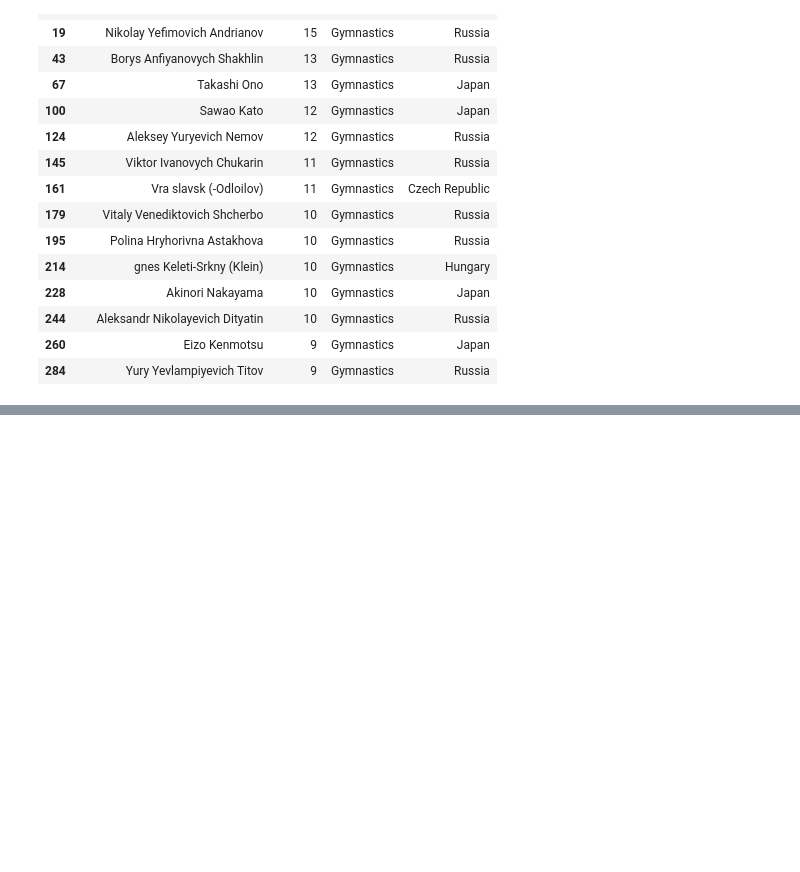
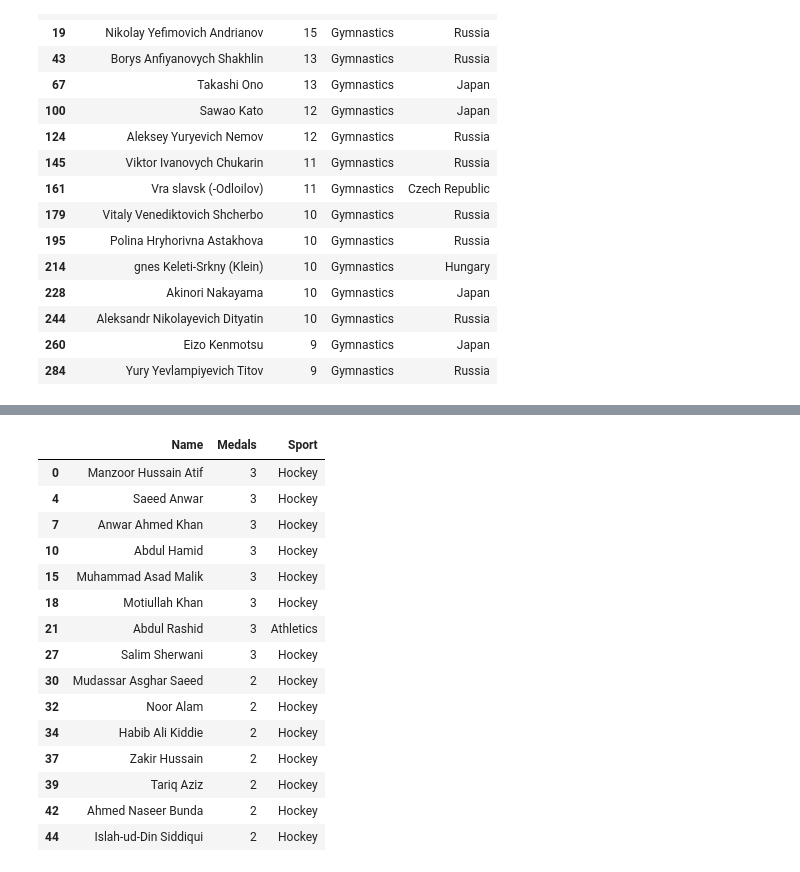
Before and after one commit to Anus-Ali-Khan/Olympics-Data-Analysis, a Jupyter notebook: Olympics-analysis.ipynb, the cells around one changed output, grey strips where cells are left out. Cells and saved outputs as stored; diff of their text form; code cells hidden in the pictures; blank space fills up the shorter version.

```diff
--- a/Olympics-analysis.ipynb
+++ b/Olympics-analysis.ipynb
@@ -99,0 +142,29 @@ most_successful(df,'Gymnastics')
+# %%
+def most_successful(df,country):
+    temp_df = df.dropna(subset=['Medal'])
+
+
+    temp_df = temp_df[temp_df['region'] == country]
+
+    x= temp_df['Name'].value_counts().reset_index().head(15).merge(df,left_on='Name',right_on='Name',how='left')[['Name','count','Sport']].drop_duplicates('Name')
+    x.rename(columns={'count':'Medals'},inplace=True)
+    return x
+# %%
+most_successful(df,'Pakistan')
+# %% [output]
+|  | Name | Medals | Sport |
+| 0 | Manzoor Hussain Atif | 3 | Hockey |
+| 4 | Saeed Anwar | 3 | Hockey |
+| 7 | Anwar Ahmed Khan | 3 | Hockey |
+| 10 | Abdul Hamid | 3 | Hockey |
+| 15 | Muhammad Asad Malik | 3 | Hockey |
+| 18 | Motiullah Khan | 3 | Hockey |
+| 21 | Abdul Rashid | 3 | Athletics |
+| 27 | Salim Sherwani | 3 | Hockey |
+| 30 | Mudassar Asghar Saeed | 2 | Hockey |
+| 32 | Noor Alam | 2 | Hockey |
+| 34 | Habib Ali Kiddie | 2 | Hockey |
+| 37 | Zakir Hussain | 2 | Hockey |
+| 39 | Tariq Aziz | 2 | Hockey |
+| 42 | Ahmed Naseer Bunda | 2 | Hockey |
+| 44 | Islah-ud-Din Siddiqui | 2 | Hockey |
```
Also changed, not shown: parts of 5 cells of this notebook, 2 other files.
